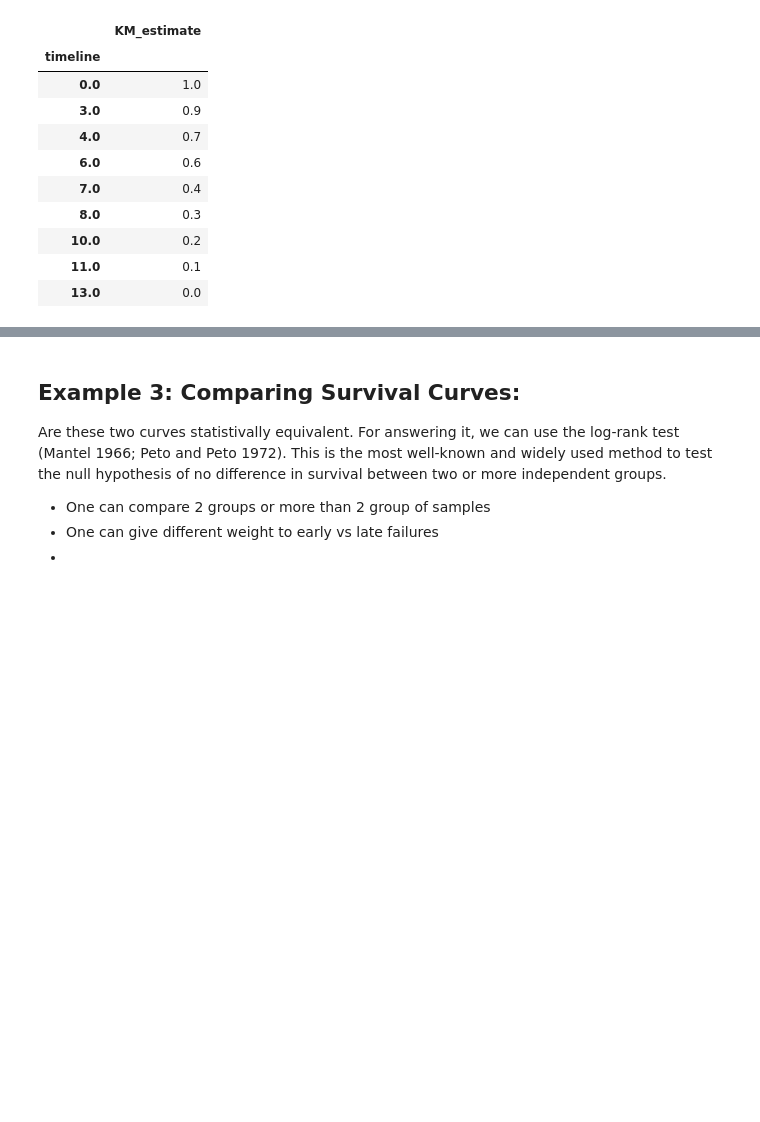
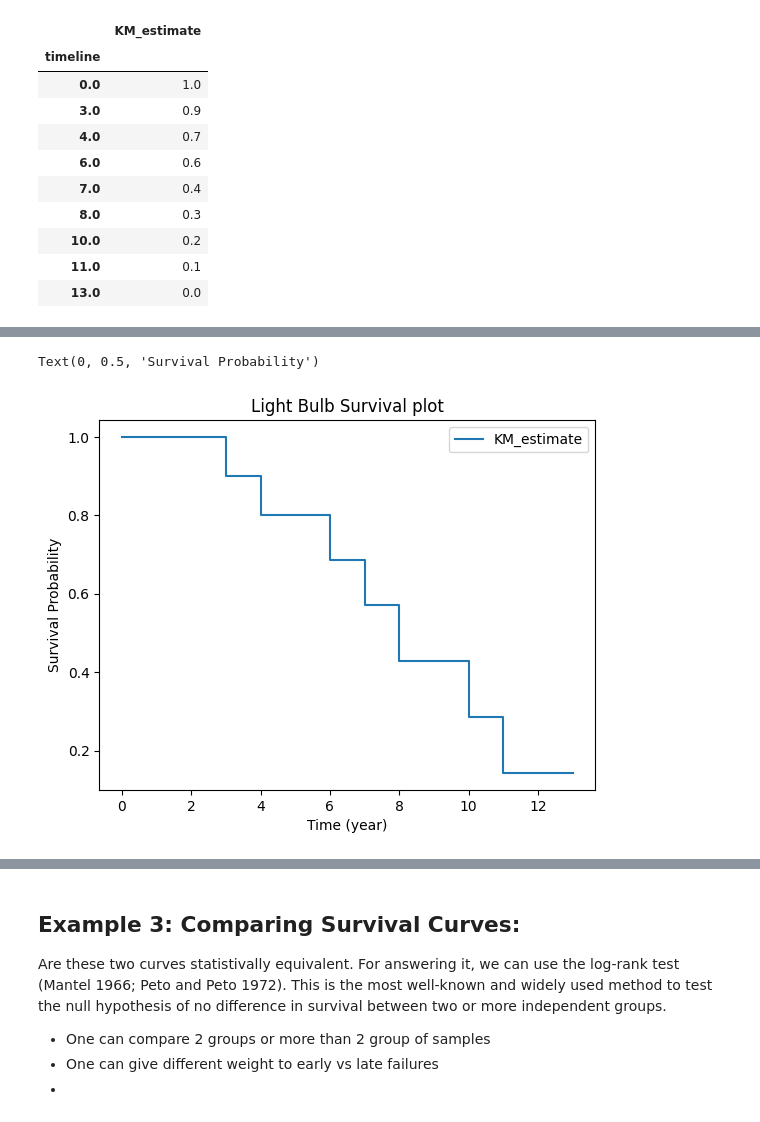
Before and after one commit to Senejohnny/hands-on-survival-analysis, a Jupyter notebook: part_1.ipynb, the cells around one changed output, grey strips where cells are left out. Saved outputs shown, nothing was run; the diff lists cells and outputs as text; code cells hidden in the pictures; blank space fills up the shorter version.

```diff
--- a/part_1.ipynb
+++ b/part_1.ipynb
@@ -102,3 +117,14 @@ data = {
+# %%
+kmf = KaplanMeierFitter()
+kmf.fit(durations=df['T'], event_observed=df['E'])
+
+kmf.plot(ci_show=False)
+plt.title('Light Bulb Survival plot')
+plt.xlabel('Time (year)')
+plt.ylabel('Survival Probability')
+# %% [output]
+Text(0, 0.5, 'Survival Probability')
+[figure, added]
 # %%
 kmf.survival_function_.reset_index()
 # %% [output]
```
Also changed, not shown: parts of 10 cells of this notebook.
